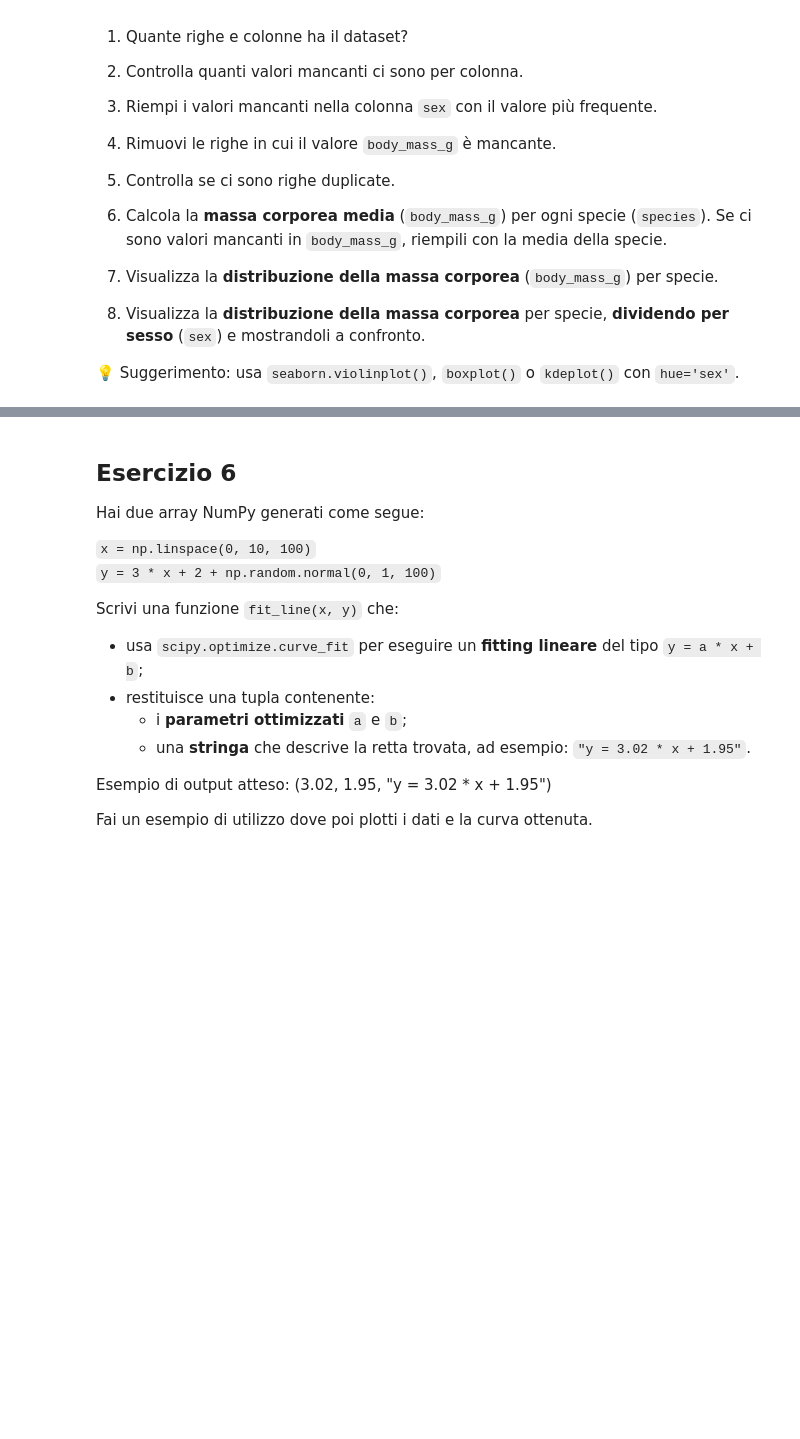
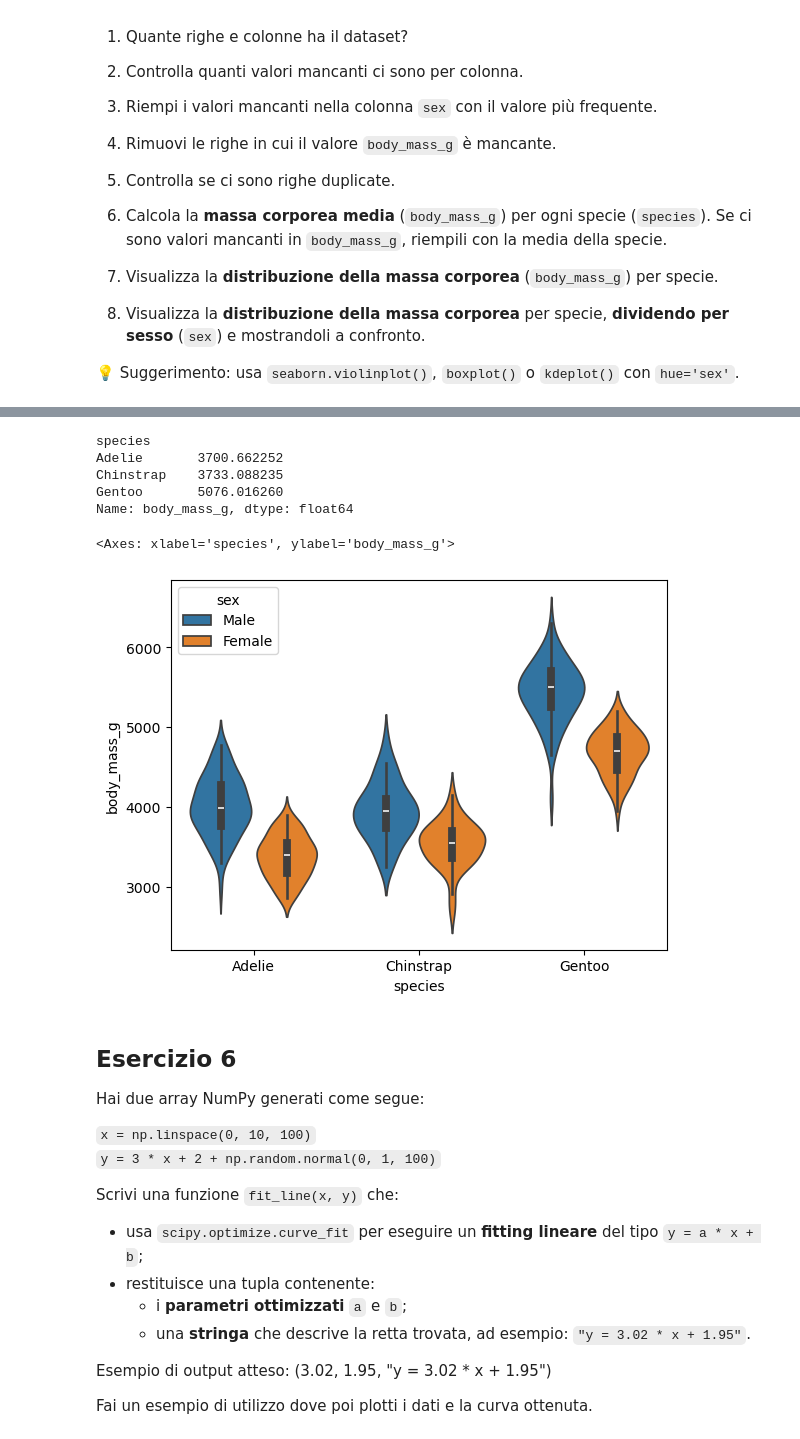
Before and after one commit to Franck-237/ProgrammingLab, a Jupyter notebook: Programming_lab2/simulazEsame.ipynb, the cells around one changed output, grey strips where cells are left out. Cells and saved outputs as stored; diff of their text form; code cells hidden in the pictures; blank space fills up the shorter version.

```diff
--- a/Programming_lab2/simulazEsame.ipynb
+++ b/Programming_lab2/simulazEsame.ipynb
@@ -248,3 +248,8 @@ Usa il dataset `penguins`, disponibile tramite `seaborn.load_dataset("penguins")
 
 
 💡 Suggerimento: usa `seaborn.violinplot()`, `boxplot()` o `kdeplot()` con `hue='sex'`.
+# %%
+import seaborn as sns
+
+df = sns.load_dataset("penguins")
+df
@@ -250,0 +297,8 @@ Usa il dataset `penguins`, disponibile tramite `seaborn.load_dataset("penguins")
+# %%
+x = df['sex'].mode()[0]
+
+df['sex'] = df['sex'].fillna(x)
+df['sex'].isna().sum()
+
+df = df.dropna(subset= ['body_mass_g'])
+df
@@ -251,3 +319,18 @@ Usa il dataset `penguins`, disponibile tramite `seaborn.load_dataset("penguins")
+# %%
+df.duplicated().sum()#0 quindi non ci sono duplicati
+
+df.groupby('species')['body_mass_g'].mean()
+# %% [output]
+species
+Adelie       3700.662252
+Chinstrap    3733.088235
+Gentoo       5076.016260
+Name: body_mass_g, dtype: float64
+# %%
+sns.violinplot(data= df, x= 'species', y= 'body_mass_g', hue= 'sex')
+# %% [output]
+<Axes: xlabel='species', ylabel='body_mass_g'>
+[figure, added]
 # %% [markdown]
 ## Esercizio 6
 
```
Also changed, not shown: parts of 3 cells of this notebook.
